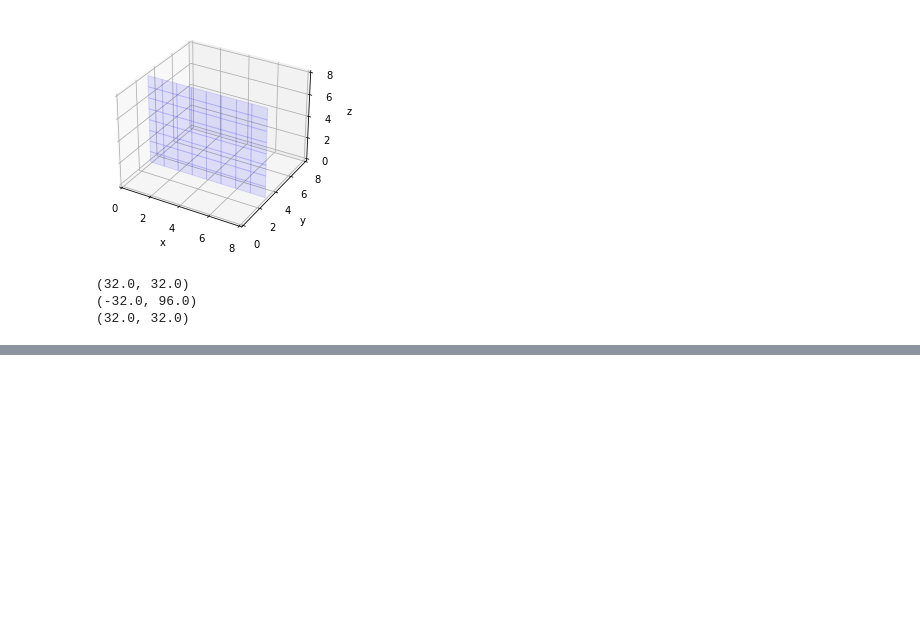
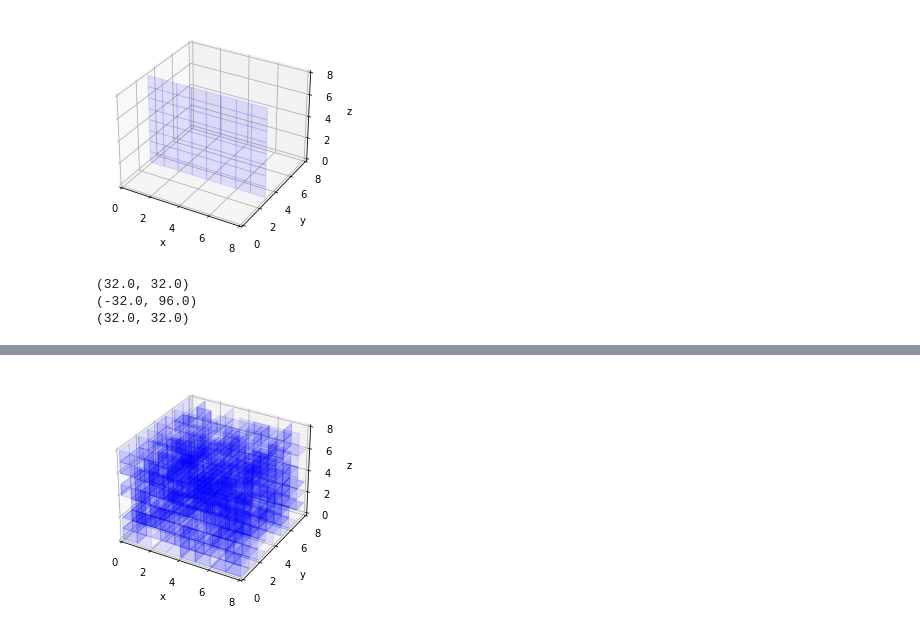
Before and after one commit to Renmusxd/PyGaugeMC, a Jupyter notebook: jupyter/Benchmarks.ipynb, the cells around one changed output, grey strips where cells are left out. Drawn from its saved outputs; the diff is of its cells as text; code cells hidden in the pictures; blank space fills up the shorter version.

```diff
--- a/jupyter/Benchmarks.ipynb
+++ b/jupyter/Benchmarks.ipynb
@@ -133,0 +145,6 @@ for i in range(num_planes):
+# %%
+graph.run_local_update()
+
+plot_state(graph.get_graph_state())
+# %% [output]
+[figure, added]
```
Also changed, not shown: parts of 8 cells of this notebook, 3 other files.
